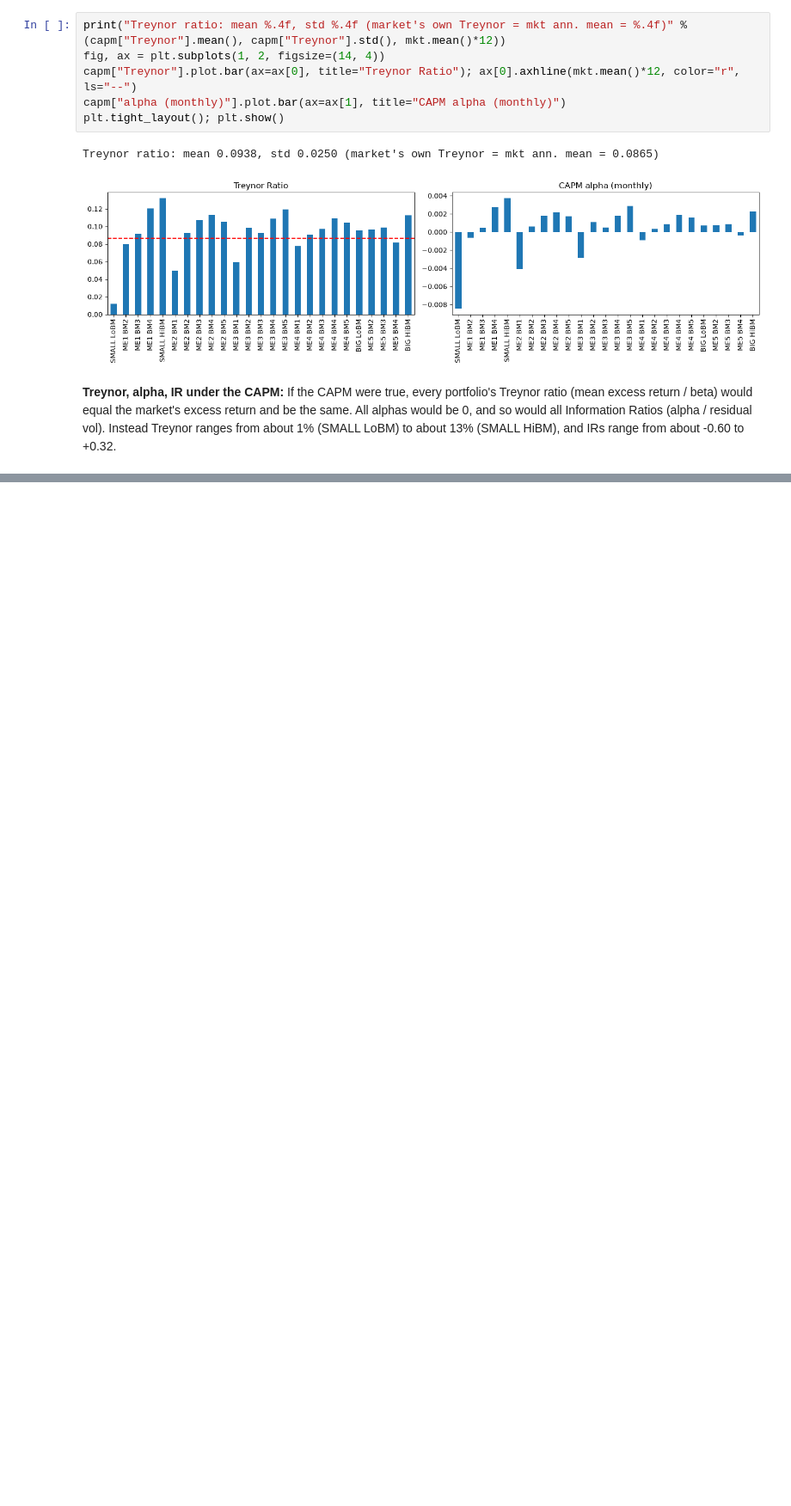
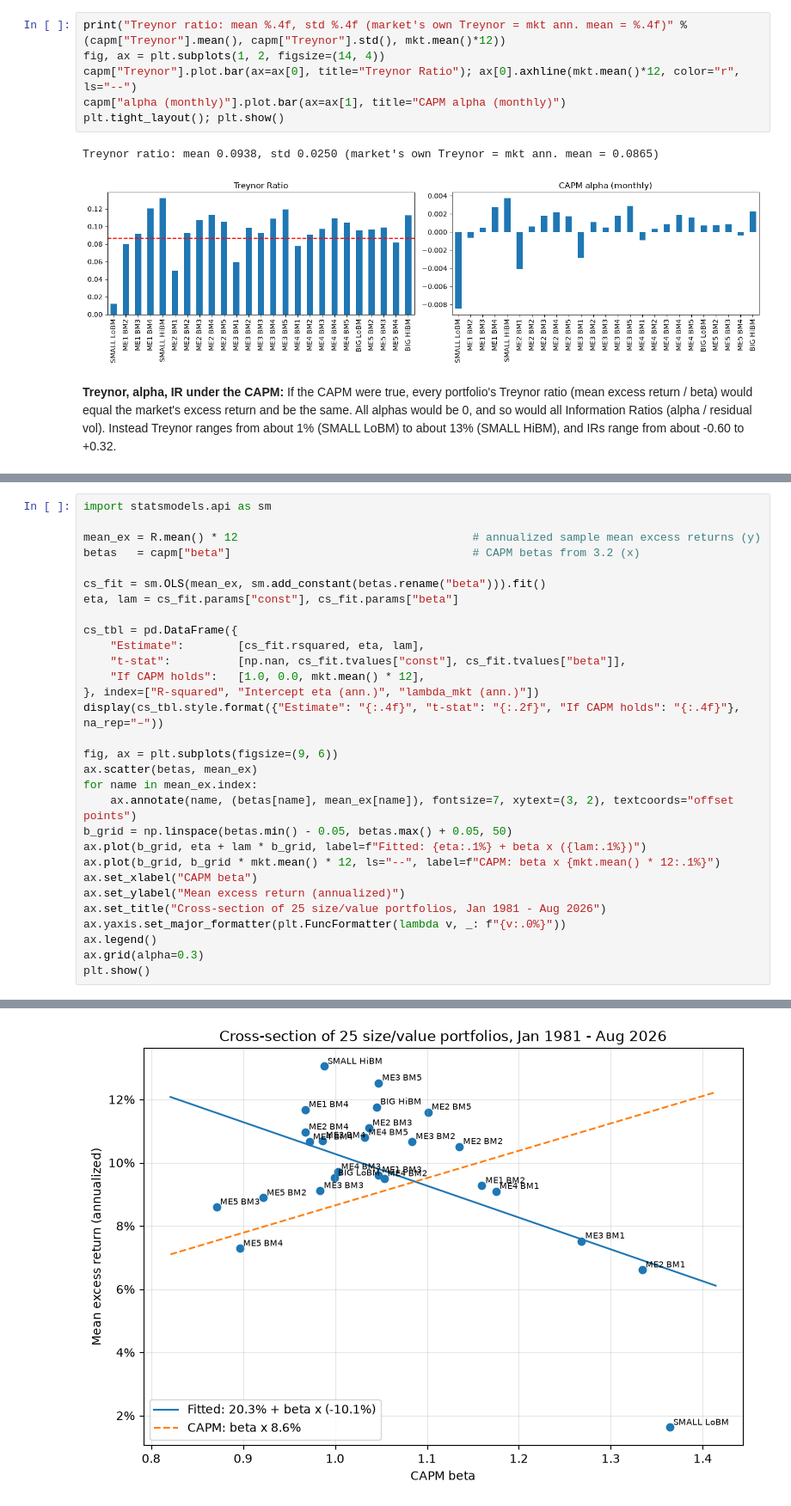
Before and after one commit to Brendon-Wang/finm-36700portfolio, a Jupyter notebook: hw4_dfa/dfa_factor_investing.ipynb, the cells around one changed output, grey strips where cells are left out. Shown at 86% size. Cells and saved outputs as stored; diff of their text form; blank space fills up the shorter version.

Commit message:
HW4: complete 3.3 cross-sectional test, 3.4 conclusion, 3.5 joint alpha test; add HW4 README

```diff
--- a/hw4_dfa/dfa_factor_investing.ipynb
+++ b/hw4_dfa/dfa_factor_investing.ipynb
@@ -207,0 +216,31 @@ Treynor ratio: mean 0.0938, std 0.0250 (market's own Treynor = mkt ann. mean = 0
+# %%
+import statsmodels.api as sm
+
+mean_ex = R.mean() * 12                                   # annualized sample mean excess returns (y)
+betas   = capm["beta"]                                    # CAPM betas from 3.2 (x)
+
+cs_fit = sm.OLS(mean_ex, sm.add_constant(betas.rename("beta"))).fit()
+eta, lam = cs_fit.params["const"], cs_fit.params["beta"]
+
+cs_tbl = pd.DataFrame({
+    "Estimate":        [cs_fit.rsquared, eta, lam],
+    "t-stat":          [np.nan, cs_fit.tvalues["const"], cs_fit.tvalues["beta"]],
+    "If CAPM holds":   [1.0, 0.0, mkt.mean() * 12],
+}, index=["R-squared", "Intercept eta (ann.)", "lambda_mkt (ann.)"])
+display(cs_tbl.style.format({"Estimate": "{:.4f}", "t-stat": "{:.2f}", "If CAPM holds": "{:.4f}"}, na_rep="–"))
+
+fig, ax = plt.subplots(figsize=(9, 6))
+ax.scatter(betas, mean_ex)
+for name in mean_ex.index:
+    ax.annotate(name, (betas[name], mean_ex[name]), fontsize=7, xytext=(3, 2), textcoords="offset points")
+b_grid = np.linspace(betas.min() - 0.05, betas.max() + 0.05, 50)
+ax.plot(b_grid, eta + lam * b_grid, label=f"Fitted: {eta:.1%} + beta x ({lam:.1%})")
+ax.plot(b_grid, b_grid * mkt.mean() * 12, ls="--", label=f"CAPM: beta x {mkt.mean() * 12:.1%}")
+ax.set_xlabel("CAPM beta")
+ax.set_ylabel("Mean excess return (annualized)")
+ax.set_title("Cross-section of 25 size/value portfolios, Jan 1981 - Aug 2026")
+ax.yaxis.set_major_formatter(plt.FuncFormatter(lambda v, _: f"{v:.0%}"))
+ax.legend()
+ax.grid(alpha=0.3)
+plt.show()
+# %% [output]
@@ -207,0 +251 @@ Treynor ratio: mean 0.0938, std 0.0250 (market's own Treynor = mkt ann. mean = 0
+[figure, added]
```
Also changed, not shown: parts of 12 cells of this notebook, 2 other files.
